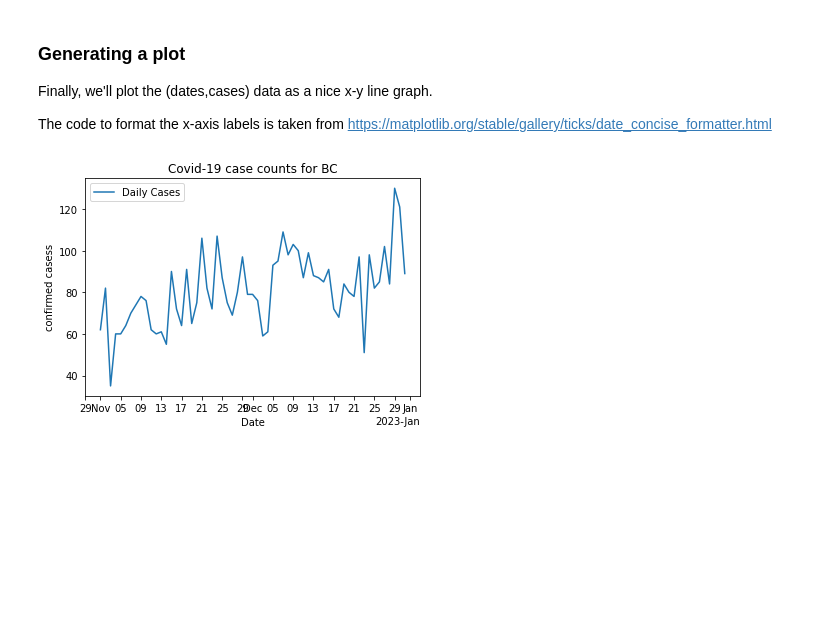
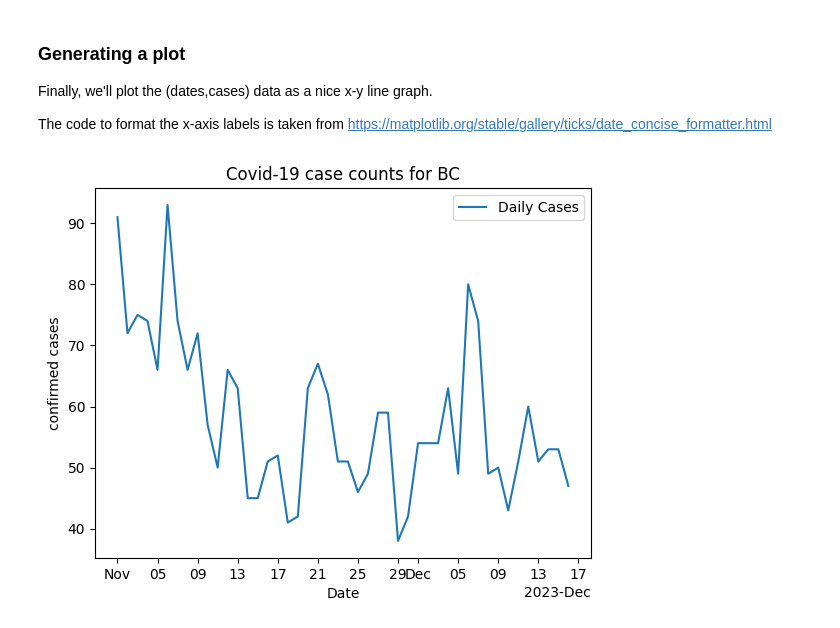
Before and after one commit to powderflask/cap-comp215, a Jupyter notebook: labs/lab01-intro.ipynb, the cells around one changed output. Cells and saved outputs as stored; diff of their text form; code cells hidden in the pictures; blank space fills up the shorter version.

```diff
--- a/labs/lab01-intro.ipynb
+++ b/labs/lab01-intro.ipynb
@@ -31,8 +31,8 @@ Query:
 # %%
-query = 'https://api.opencovid.ca/timeseries?stat=cases&loc=BC&after=2022-11-01'
+query = 'https://api.opencovid.ca/timeseries?stat=cases&loc=BC&after=2023-11-01'
 
 response = requests.request("GET", query, headers={}, data={})
 print('Response data type:', type(response.text))
-print(response.text)
+response.text[:1000]
 # %% [output]
 Response data type: <class 'str'>
@@ -113,17 +122,19 @@ The code to format the x-axis labels is taken from https://matplotlib.org/stable
 # %%
 def format_date_axis(ax):
   """ format the dates shown on the x-axis of given axes, ax  """
   locator = mdates.AutoDateLocator(minticks=10, maxticks=20)
   formatter = mdates.ConciseDateFormatter(locator)
   ax.xaxis.set_major_locator(locator)
   ax.xaxis.set_major_formatter(formatter)
 
 fig, ax = plt.subplots()
 format_date_axis(ax)
 ax.plot(dates, n_cases, label='Daily Cases')  # Plot some data on the axes.
-ax.set_xlabel('Date')  # Add an x-label to the axes.
-ax.set_ylabel('confirmed casess')  # Add a y-label to the axes.
-ax.set_title("Covid-19 case counts for BC")  # Add a title to the axes.
+ax.set(
+  title="Covid-19 case counts for BC",  # Add a title to the plot.
+  xlabel='Date',                        # Add a label to X axes.
+  ylabel='confirmed cases'             # Add a label to Y axes.
+)
 ax.legend();
 # %% [output]
-[figure, old version]
+[figure, new version]
```
Also changed, not shown: parts of 11 cells of this notebook, 10 other files.
